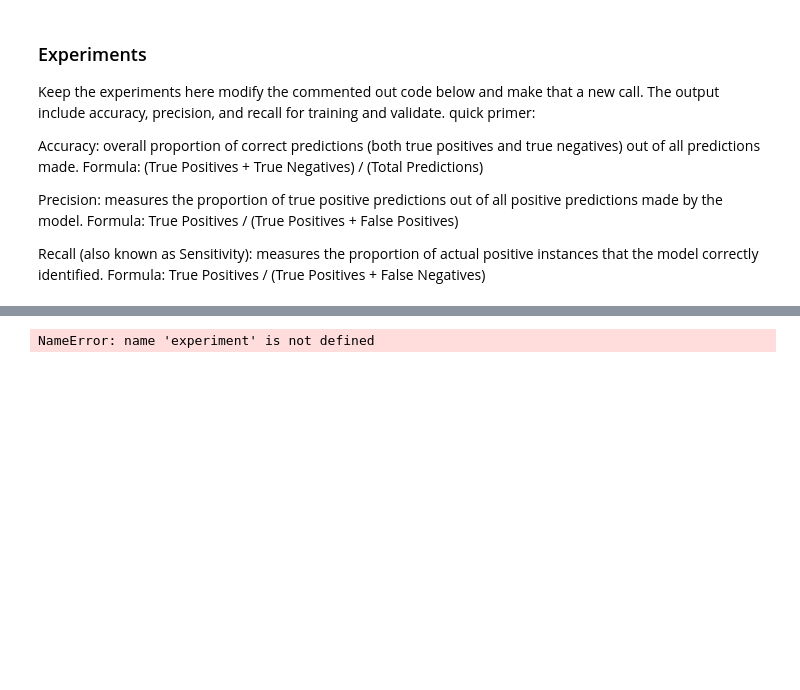
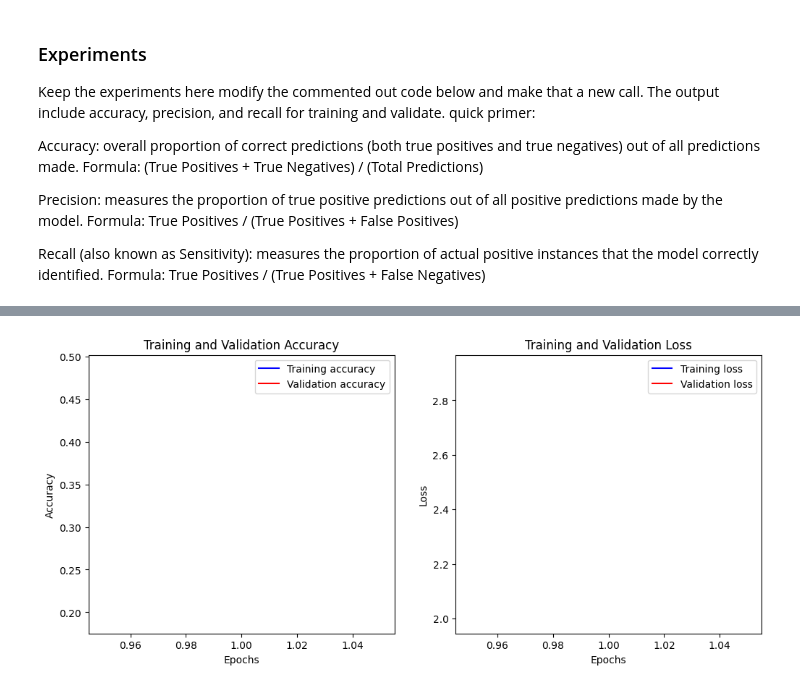
Before and after one commit to JimMaastricht5/birdclassifier, a Jupyter notebook: train_models.ipynb, the cells around one changed output, grey strips where cells are left out. Saved outputs shown, nothing was run; the diff lists cells and outputs as text; code cells hidden in the pictures; blank space fills up the shorter version.

```diff
--- a/train_models.ipynb
+++ b/train_models.ipynb
@@ -77,8 +77,8 @@ def write_results_to_file(filename, experiment, start_time, end_time, model_name
     end_time_str = end_time.strftime('%Y-%m-%d %H:%M:%S')
     batch_size = str(model_input_variables[model_name]['batch_size'])
     input_shape = str(model_input_variables[model_name]['input_shape']).replace(',','x')
-    stage1 = f"stage1 epochs:{stage1['epochs']} trainable: {stage1['trainable']} trainable layers: {stage1['trainable_layers']} learning rate: {stage1['learning_rate']}"
-    stage2 = f"stage2 epochs:{stage2['epochs']} trainable: {stage2['trainable']} trainable layers: {stage2['trainable_layers']} learning rate: {stage2['learning_rate']}"
+    stage1 = f"stage1 epochs:{stage1['epochs']} trainable: {stage1['base_trainable']} trainable layers: {stage1['trainable_layers']} learning rate: {stage1['learning_rate']}"
+    stage2 = f"stage2 epochs:{stage2['epochs']} trainable: {stage2['base_trainable']} trainable layers: {stage2['trainable_layers']} learning rate: {stage2['learning_rate']}"
     line = f'{experiment},{start_time_str},{end_time_str},{model_name},{batch_size},{epochs},{input_shape},{training_accuracy},' \
            f'{validate_accuracy},{training_loss},{validate_loss},{num_stages},{stage1},{stage2}\n'
     if not os.path.exists(filename):      # Check if the file exists, and add a header if it's new
@@ -302,16 +302,15 @@ Formula: True Positives / (True Positives + False Negatives)
 
 # run_experiments(base_experiments_dict, default_train_dataset, default_validate_dataset, num_classes)
 # %%
-#### Base Experiment, MobileNetV2 20 Epochs, transfer learning, all layers traininable, learing rate 0.0001
+#### Base Experiment, MobileNetV2 50 Epochs, transfer learning, all layers traininable, learing rate 0.0001
 # converges quickly on training data (epoch 9 100%), but not validation data, indicates overfitting on the smaller training size
-# next experiment try a larger epoch size to see if the training ever converges on validation set and to what degree
 models_list = list(model_input_variables.keys())
 base_experiments_dict = {
-    'base MobileNetV2 20 Epochs': {
+    'base MobileNetV2 50 Epochs': {
         # 'model_types': [0, 1, 2, 3], # leave out the two models with weird image sizes for now
         'model_types': [0], # mobilenetv2 only
         'number_of_stages': 1,
-        'stage1': {'epochs': 20, 'base_trainable': True, 'trainable_layers': None, 'learning_rate': 0.0001},
+        'stage1': {'epochs': 50, 'base_trainable': True, 'trainable_layers': None, 'learning_rate': 0.0001},
         'stage2': {'epochs': 0, 'base_trainable': None, 'trainable_layers': None, 'learning_rate': 0}
         # 'stage2': {'epochs': 2, 'trainable': True, 'trainable_layers': -2, 'learning_rate': 0.00001}
     }
@@ -339,4 +331,4 @@ End time training and validation: 2025-03-19 20:36:23
-NameError: name 'experiment' is not defined
+[figure, added]
 # %%
 ##### Sample code for inference, move to its own nb ????
 # %%
```
Also changed, not shown: parts of 1 cell of this notebook.
